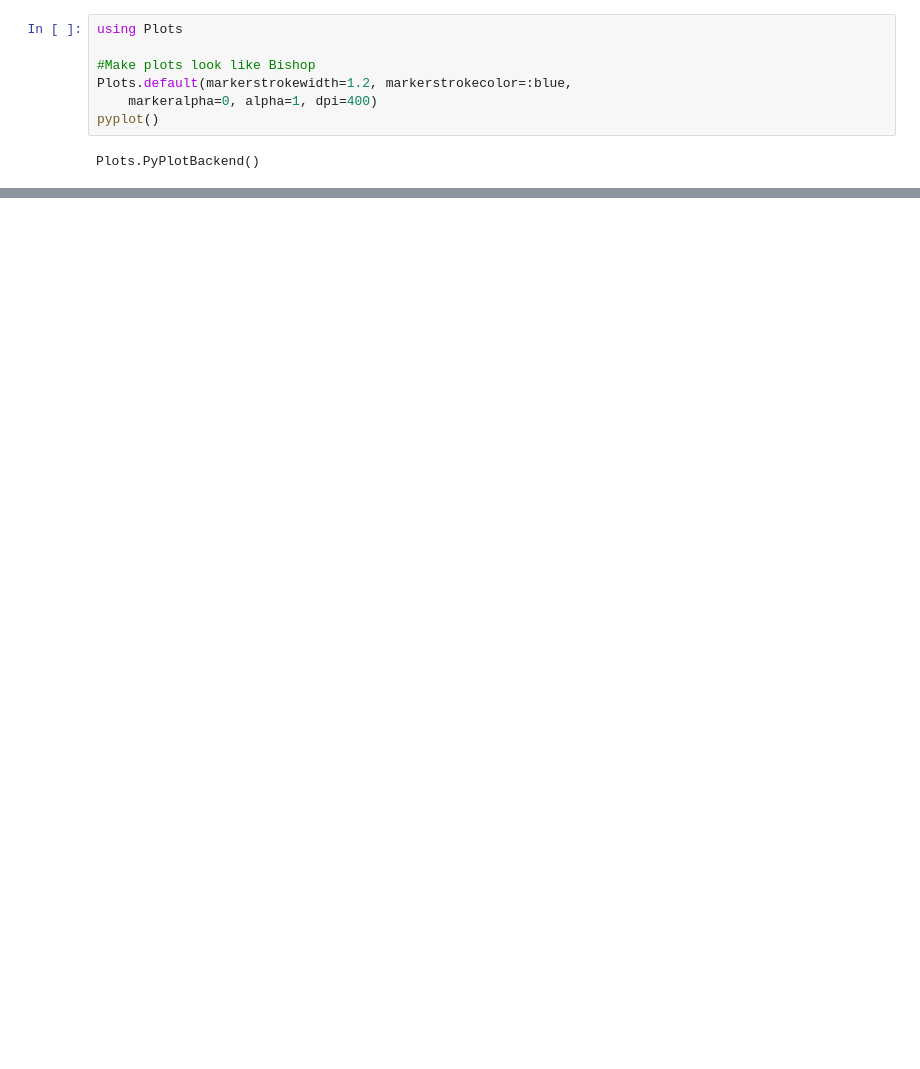
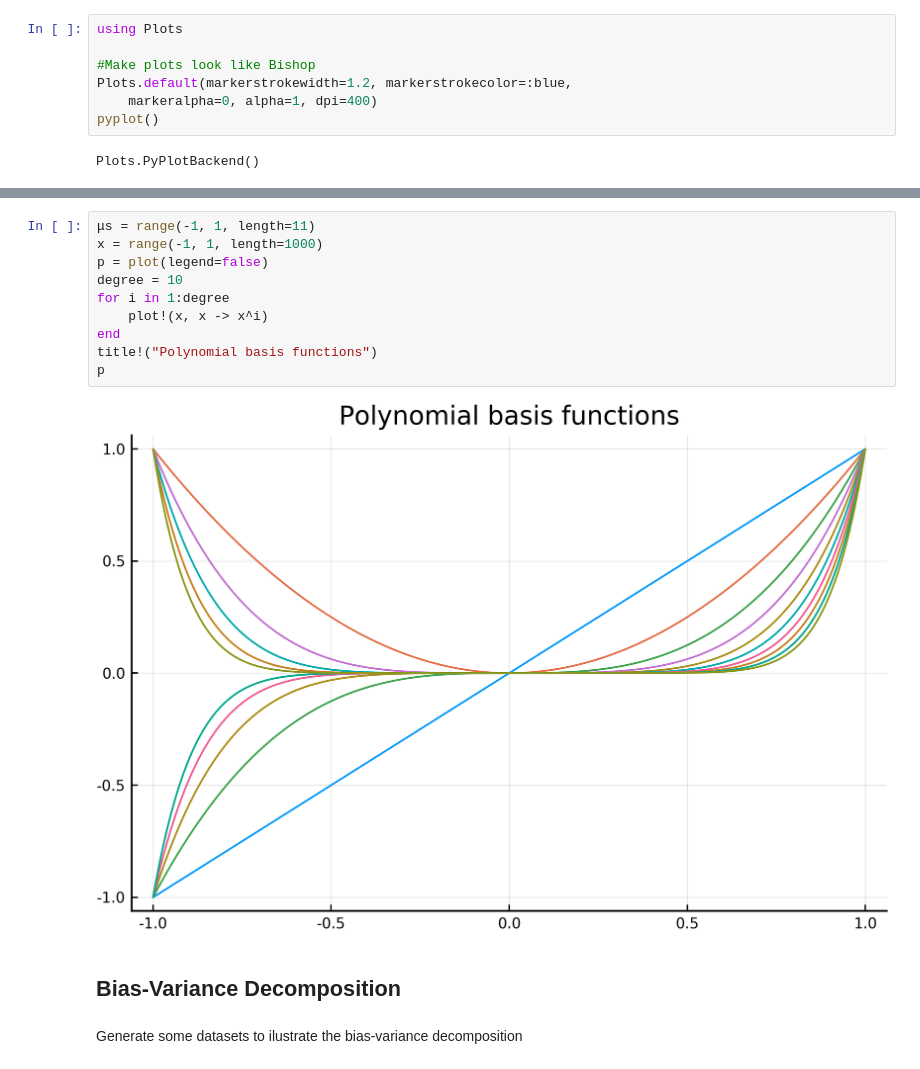
Before and after one commit to ulinares/PRML, a Jupyter notebook: notebooks/Chapter3.ipynb, the cells around one changed output, grey strips where cells are left out. Cells and saved outputs as stored; diff of their text form; blank space fills up the shorter version.

Commit message:
add bias-variance decomposition

```diff
--- a/notebooks/Chapter3.ipynb
+++ b/notebooks/Chapter3.ipynb
@@ -69,0 +47,16 @@ plot!(X, [(lm.coefs' * Φ[i, :])[1] for i in 1:size(Φ)[1]], ribbon=lm.σ * ones
+# %%
+μs = range(-1, 1, length=11)
+x = range(-1, 1, length=1000)
+p = plot(legend=false)
+degree = 10
+for i in 1:degree
+    plot!(x, x -> x^i)
+end
+title!("Polynomial basis functions")
+p
+# %% [output]
+[figure, added]
+# %% [markdown]
+## Bias-Variance Decomposition
+# %% [markdown]
+Generate some datasets to ilustrate the bias-variance decomposition
```
Also changed, not shown: parts of 22 cells of this notebook.
